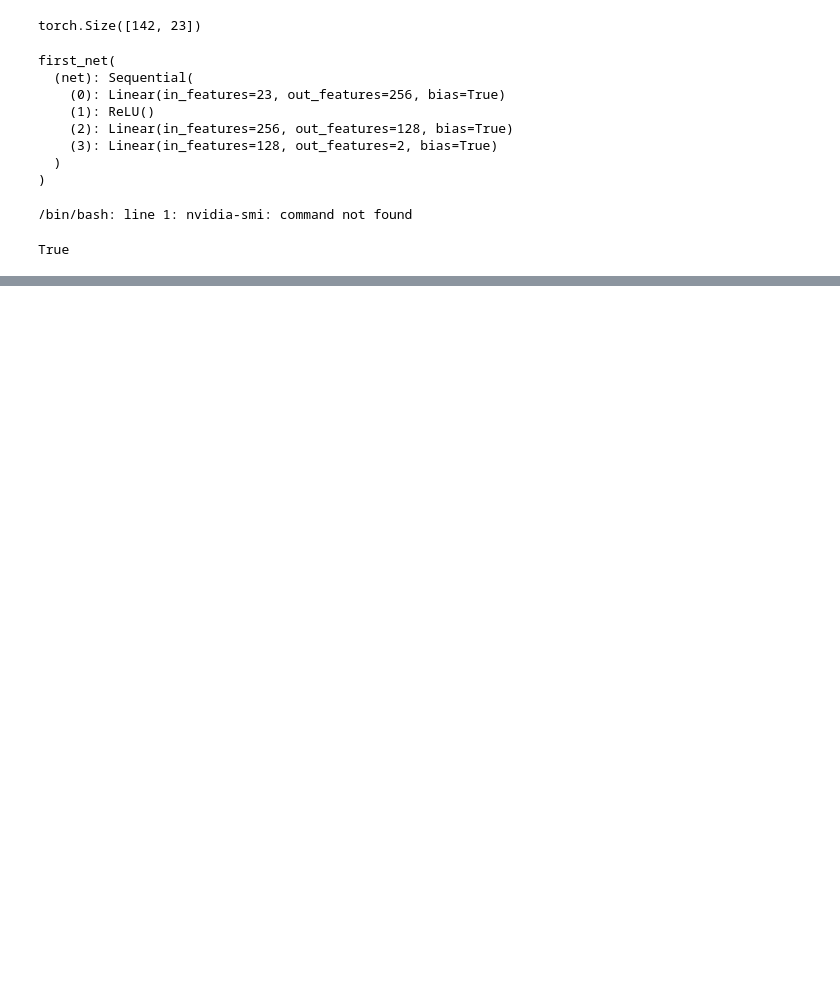
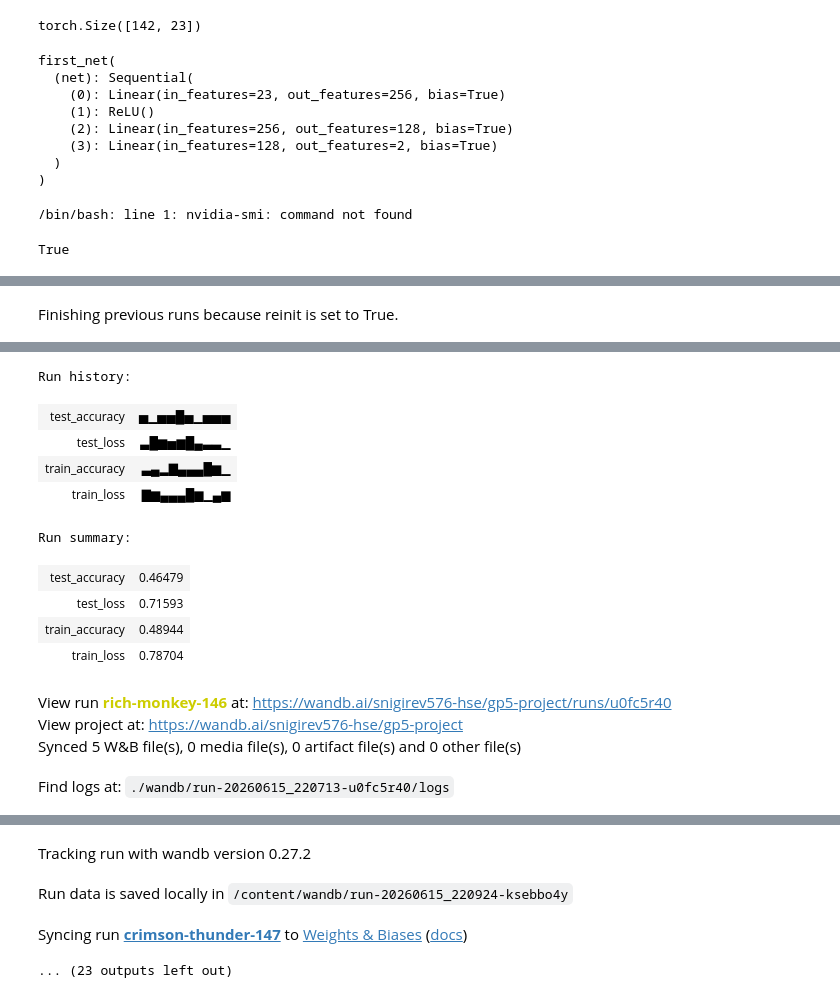
Before and after one commit to Smytisy/GP5, a Jupyter notebook: GP_5_DL.ipynb, the cells around one changed output, grey strips where cells are left out. Cells and saved outputs as stored; diff of their text form; code cells hidden in the pictures; blank space fills up the shorter version.

```diff
--- a/GP_5_DL.ipynb
+++ b/GP_5_DL.ipynb
@@ -603,0 +600,29 @@ Syncing run vivid-donkey-79 to Weights & Biases (docs)
+# %%
+#строим вторую модель
+#документация, которую использовали https://docs.pytorch.org/docs/2.12/nn.html
+class second_net(nn.Module): # наследуемся от класса nn.Module
+    def __init__(self):
+        super(second_net,self).__init__()
+        hidden_1 = 256
+        hidden_2 = 128
+
+        self.net = nn.Sequential(
+            nn.Linear(23, hidden_1),
+            nn.BatchNorm1d(hidden_1),
+            nn.ReLU(),
+            nn.Dropout(0.1),
+
+            nn.Linear(hidden_1, hidden_2),
+            nn.BatchNorm1d(hidden_2),
+            nn.ReLU(),
+            nn.Dropout(0.1),
+
+            nn.Linear(hidden_2, 2)
+        )
+    def forward(self,x):
+        x = self.net(x)
+        return x
+# %%
+model = second_net()
+#model = model.cuda() # переводим модель на GPU
+print(model) # посмотрим на нашу модель
@@ -603,0 +643,4 @@ Syncing run vivid-donkey-79 to Weights & Biases (docs)
+# %%
+main(model)
+# %% [output]
+Finishing previous runs because reinit is set to True.
@@ -603,0 +648,14 @@ Syncing run vivid-donkey-79 to Weights & Biases (docs)
+Run history:
+| test_accuracy | ▅▁▅▅█▅▁▅▅▅ |
+| test_loss | ▃█▆▅▆█▄▃▃▁ |
+| train_accuracy | ▃▄▂▇▄▄▄█▆▁ |
+| train_loss | ▇▆▄▄▄█▆▁▄▆ |
+Run summary:
+| test_accuracy | 0.46479 |
+| test_loss | 0.71593 |
+| train_accuracy | 0.48944 |
+| train_loss | 0.78704 |
+View run rich-monkey-146 at: https://wandb.ai/snigirev576-hse/gp5-project/runs/u0fc5r40
+View project at: https://wandb.ai/snigirev576-hse/gp5-project
+Synced 5 W&B file(s), 0 media file(s), 0 artifact file(s) and 0 other file(s)
+Find logs at: ./wandb/run-20260615_220713-u0fc5r40/logs
@@ -603,0 +663,4 @@ Syncing run vivid-donkey-79 to Weights & Biases (docs)
+Tracking run with wandb version 0.27.2
+Run data is saved locally in /content/wandb/run-20260615_220924-ksebbo4y
+Syncing run crimson-thunder-147 to Weights & Biases (docs)
+... (23 outputs left out)
```
Also changed, not shown: parts of 7 cells of this notebook.
